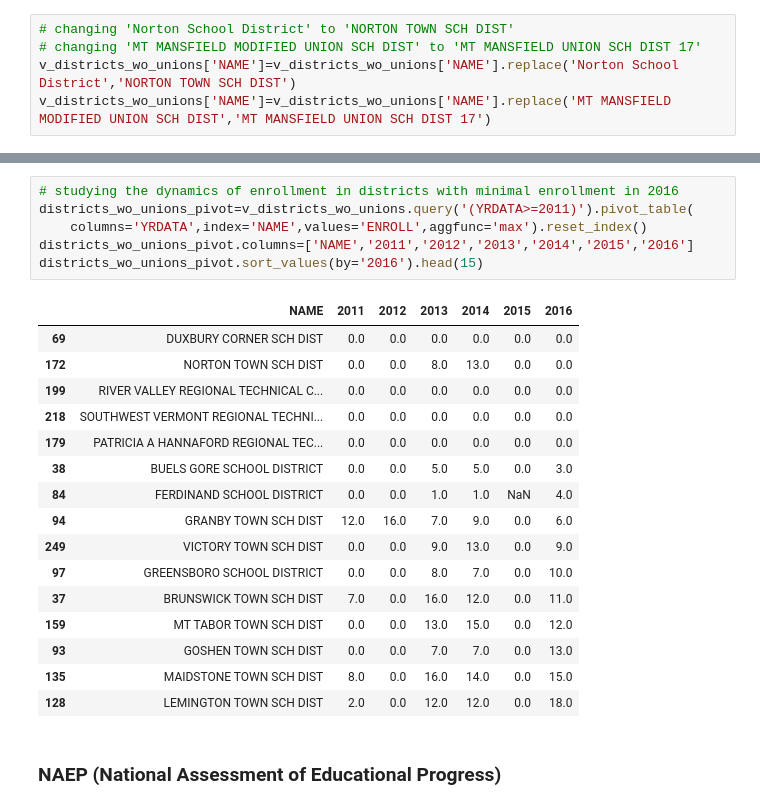
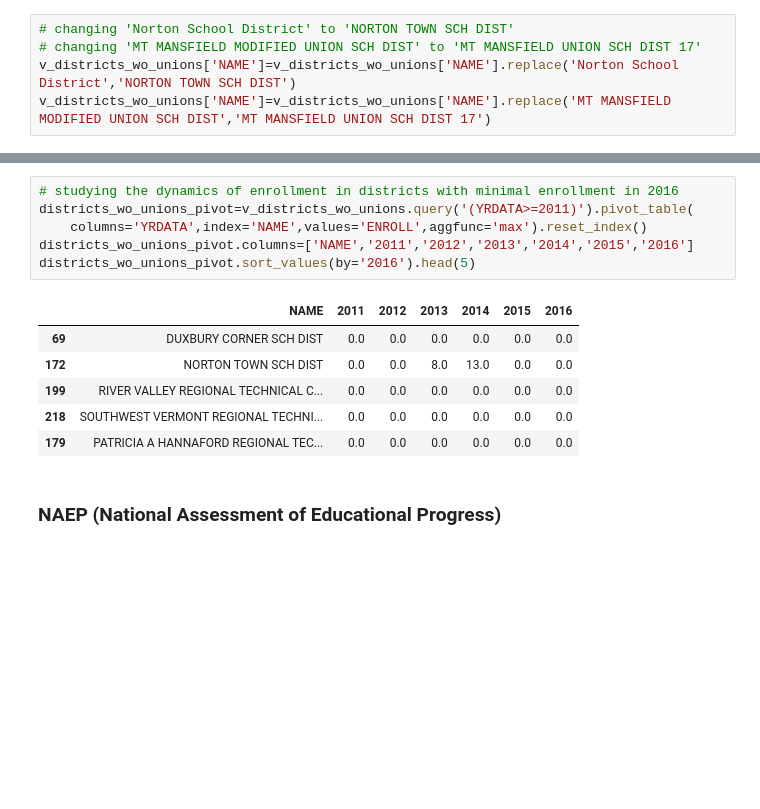
Before and after one commit to evia-g/hackathon_dec_2023, a Jupyter notebook: us_education_finances_analysis.ipynb, the cells around one changed output, grey strips where cells are left out. Saved outputs shown, nothing was run; the diff lists cells and outputs as text; blank space fills up the shorter version.

```diff
--- a/us_education_finances_analysis.ipynb
+++ b/us_education_finances_analysis.ipynb
@@ -1005,26 +909,16 @@ v_districts_wo_unions.query('(YRDATA>=2011)').groupby('NAME').agg(
 # %%
 # studying the dynamics of enrollment in districts with minimal enrollment in 2016
 districts_wo_unions_pivot=v_districts_wo_unions.query('(YRDATA>=2011)').pivot_table(
     columns='YRDATA',index='NAME',values='ENROLL',aggfunc='max').reset_index()
 districts_wo_unions_pivot.columns=['NAME','2011','2012','2013','2014','2015','2016']
-districts_wo_unions_pivot.sort_values(by='2016').head(15)
+districts_wo_unions_pivot.sort_values(by='2016').head(5)
 # %% [output]
 |  | NAME | 2011 | 2012 | 2013 | 2014 | 2015 | 2016 |
 | 69 | DUXBURY CORNER SCH DIST | 0.0 | 0.0 | 0.0 | 0.0 | 0.0 | 0.0 |
 | 172 | NORTON TOWN SCH DIST | 0.0 | 0.0 | 8.0 | 13.0 | 0.0 | 0.0 |
 | 199 | RIVER VALLEY REGIONAL TECHNICAL C... | 0.0 | 0.0 | 0.0 | 0.0 | 0.0 | 0.0 |
 | 218 | SOUTHWEST VERMONT REGIONAL TECHNI... | 0.0 | 0.0 | 0.0 | 0.0 | 0.0 | 0.0 |
 | 179 | PATRICIA A HANNAFORD REGIONAL TEC... | 0.0 | 0.0 | 0.0 | 0.0 | 0.0 | 0.0 |
-| 38 | BUELS GORE SCHOOL DISTRICT | 0.0 | 0.0 | 5.0 | 5.0 | 0.0 | 3.0 |
-| 84 | FERDINAND SCHOOL DISTRICT | 0.0 | 0.0 | 1.0 | 1.0 | NaN | 4.0 |
-| 94 | GRANBY TOWN SCH DIST | 12.0 | 16.0 | 7.0 | 9.0 | 0.0 | 6.0 |
-| 249 | VICTORY TOWN SCH DIST | 0.0 | 0.0 | 9.0 | 13.0 | 0.0 | 9.0 |
-| 97 | GREENSBORO SCHOOL DISTRICT | 0.0 | 0.0 | 8.0 | 7.0 | 0.0 | 10.0 |
-| 37 | BRUNSWICK TOWN SCH DIST | 7.0 | 0.0 | 16.0 | 12.0 | 0.0 | 11.0 |
-| 159 | MT TABOR TOWN SCH DIST | 0.0 | 0.0 | 13.0 | 15.0 | 0.0 | 12.0 |
-| 93 | GOSHEN TOWN SCH DIST | 0.0 | 0.0 | 7.0 | 7.0 | 0.0 | 13.0 |
-| 135 | MAIDSTONE TOWN SCH DIST | 8.0 | 0.0 | 16.0 | 14.0 | 0.0 | 15.0 |
-| 128 | LEMINGTON TOWN SCH DIST | 2.0 | 0.0 | 12.0 | 12.0 | 0.0 | 18.0 |
 # %% [markdown]
 ### NAEP (National Assessment of Educational Progress)
 # %%
```
Also changed, not shown: parts of 18 cells of this notebook.
